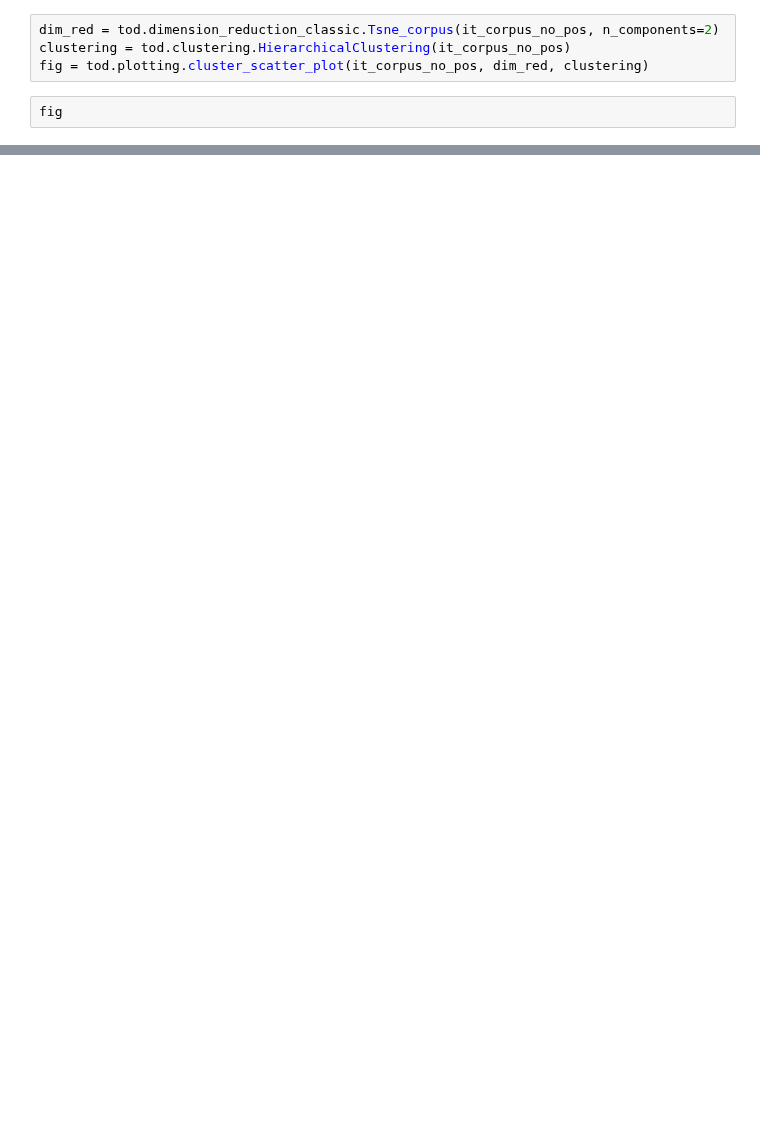
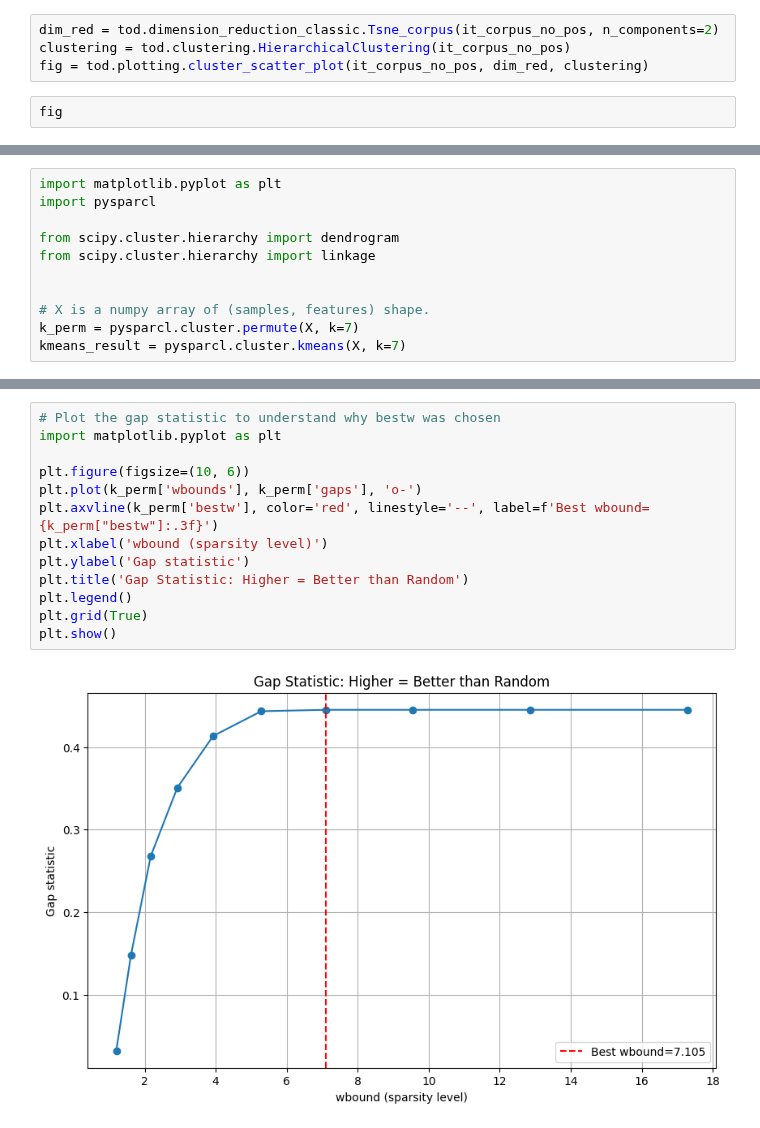
Before and after one commit to ims510/todc, a Jupyter notebook: scripts/18.iterative_clustering/iterative_Clust_parisstories_tod.ipynb, the cells around one changed output, grey strips where cells are left out. Drawn from its saved outputs; the diff is of its cells as text; blank space fills up the shorter version.

```diff
--- a/scripts/18.iterative_clustering/iterative_Clust_parisstories_tod.ipynb
+++ b/scripts/18.iterative_clustering/iterative_Clust_parisstories_tod.ipynb
@@ -121,0 +161,11 @@ fig.write_html("iterative_clust_nopos_parisstories_tod.html")
+# %%
+import matplotlib.pyplot as plt
+import pysparcl
+
+from scipy.cluster.hierarchy import dendrogram
+from scipy.cluster.hierarchy import linkage
+
+
+# X is a numpy array of (samples, features) shape.
+k_perm = pysparcl.cluster.permute(X, k=7)
+kmeans_result = pysparcl.cluster.kmeans(X, k=7)
@@ -121,0 +342,15 @@ fig.write_html("iterative_clust_nopos_parisstories_tod.html")
+# %%
+# Plot the gap statistic to understand why bestw was chosen
+import matplotlib.pyplot as plt
+
+plt.figure(figsize=(10, 6))
+plt.plot(k_perm['wbounds'], k_perm['gaps'], 'o-')
+plt.axvline(k_perm['bestw'], color='red', linestyle='--', label=f'Best wbound={k_perm["bestw"]:.3f}')
+plt.xlabel('wbound (sparsity level)')
+plt.ylabel('Gap statistic')
+plt.title('Gap Statistic: Higher = Better than Random')
+plt.legend()
+plt.grid(True)
+plt.show()
+# %% [output]
+[figure, added]
```
Also changed, not shown: parts of 45 cells of this notebook, 33 other files.
